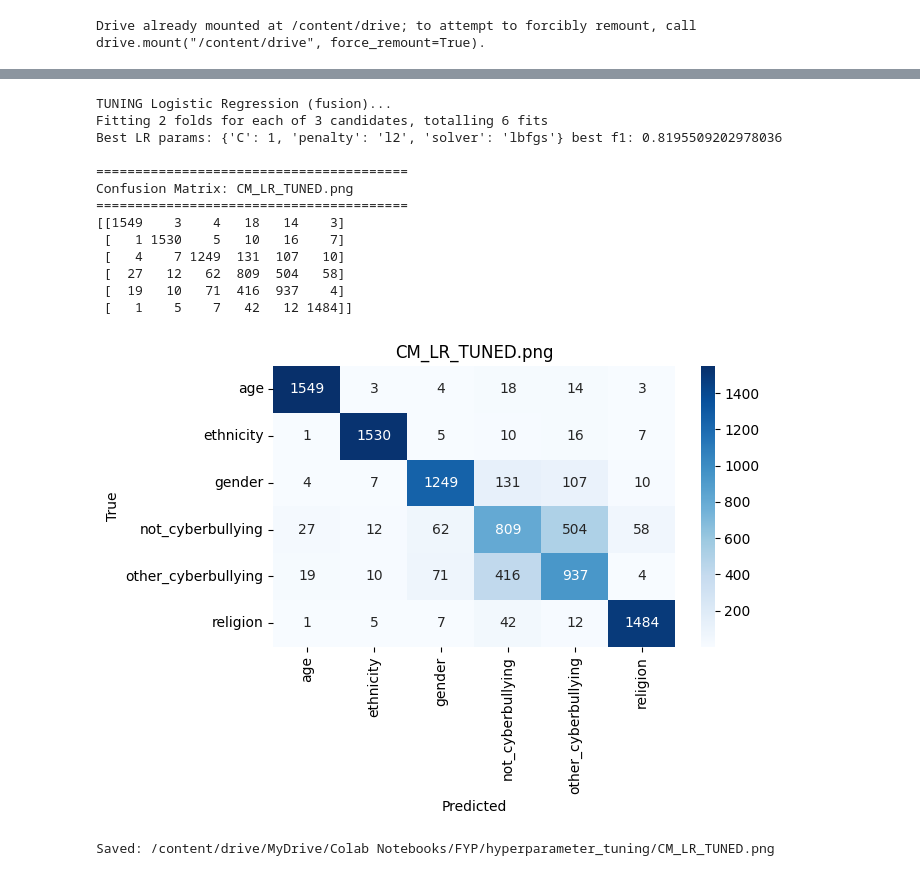
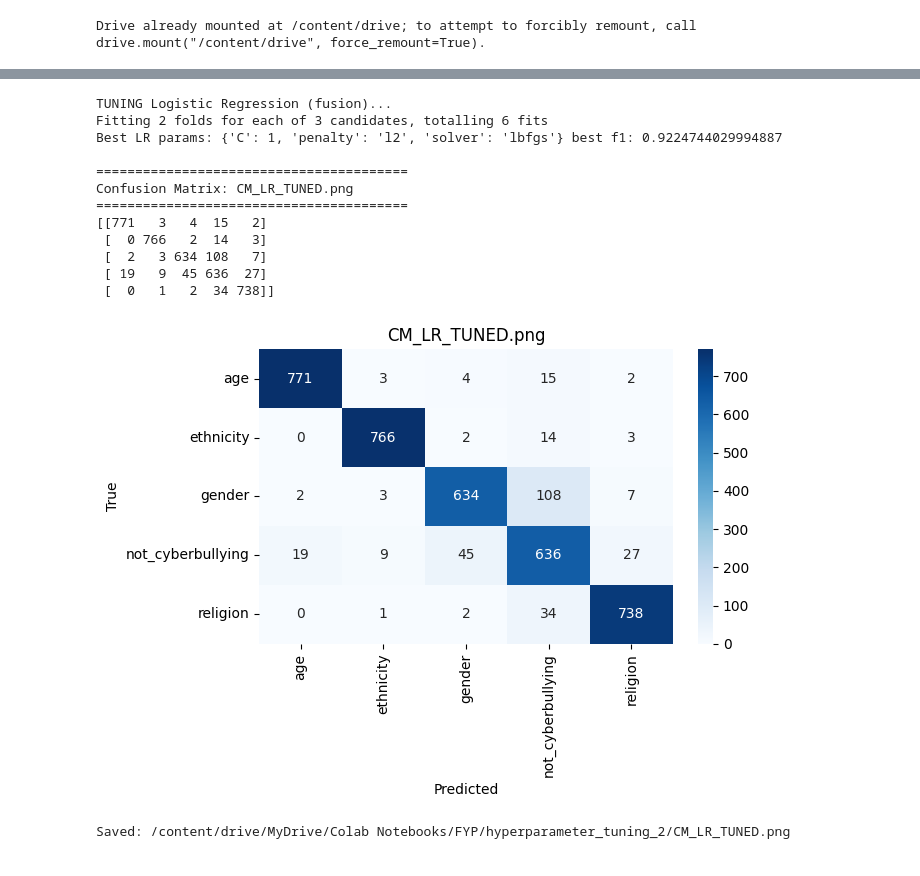
Before and after one commit to hongyuw0427/Final-Year-Project, a Jupyter notebook: FYP_tuning.ipynb, the cells around one changed output, grey strips where cells are left out. Cells and saved outputs as stored; diff of their text form; code cells hidden in the pictures.

Commit message:
tuning after dropping overlap rows (other_cyberbullying)

```diff
--- a/FYP_tuning.ipynb
+++ b/FYP_tuning.ipynb
@@ -36,24 +36,22 @@ from scipy.sparse import hstack, csr_matrix
 import matplotlib.pyplot as plt
 import seaborn as sns
 
+!pip install -q -U keras-tuner
 import tensorflow as tf
-from tensorflow import keras
+import keras_tuner as kt
+
 from tensorflow.keras import layers
+from tensorflow.keras import Sequential
 from tensorflow.keras.preprocessing.text import Tokenizer
 from tensorflow.keras.preprocessing.sequence import pad_sequences
 
 
-# Install keras-tuner if not present (run once)
-# In Colab you can run this cell first; keep it commented if already installed
-# !pip install -q -U keras-tuner
-
-import keras_tuner as kt
 
 # ----------------------------
 # Config
 # ----------------------------
-DATA_PATH = "/content/drive/MyDrive/Colab Notebooks/FYP/cyberbullying_tweets_cleaned.csv"
-OUTPUT_DIR = "/content/drive/MyDrive/Colab Notebooks/FYP/hyperparameter_tuning"
+DATA_PATH = "/content/drive/MyDrive/Colab Notebooks/FYP/cyberbullying_cleaned_dropOverlappedRows.csv"
+OUTPUT_DIR = "/content/drive/MyDrive/Colab Notebooks/FYP/hyperparameter_tuning_2"
 os.makedirs(OUTPUT_DIR, exist_ok=True)
 
 SEED = 42
@@ -74,7 +72,7 @@ print("Classes:", le.classes_)
 
 # fixed split for tuning (80/20)
 X_train_text, X_test_text, y_train, y_test = train_test_split(
-    texts, y, test_size=0.2, random_state=SEED, stratify=y
+    texts, y, test_size=0.1, random_state=SEED, stratify=y
 )
 
 # ----------------------------
@@ -213,41 +207,40 @@ param_grid_lr = {
     "penalty": ["l2"]
 }
 
-lr = LogisticRegression(max_iter=2000, multi_class='multinomial')
+lr = LogisticRegression(max_iter=2000)
 grid_lr = GridSearchCV(lr, param_grid_lr, scoring="f1_macro", cv=2, verbose=1, n_jobs=1)
 grid_lr.fit(X_train, y_train)   # accepts sparse matrices
 
 best_lr = grid_lr.best_estimator_
 print("Best LR params:", grid_lr.best_params_, "best f1:", grid_lr.best_score_)
 
 lr_pred = best_lr.predict(X_test)
 lr_proba = best_lr.predict_proba(X_test)
 
 show_and_save_confusion_matrix(y_test, lr_pred, le.classes_, "CM_LR_TUNED.png")
 
 lr_results = {
     "model": "LR_TUNED",
     "accuracy": accuracy_score(y_test, lr_pred),
     "precision": precision_score(y_test, lr_pred, average="macro"),
     "recall": recall_score(y_test, lr_pred, average="macro"),
     "f1": f1_score(y_test, lr_pred, average="macro"),
     "roc_auc": roc_auc_score(label_binarize(y_test, classes=range(num_classes)),
                              lr_proba, average="macro", multi_class="ovr")
 }
 # %% [output]
 TUNING Logistic Regression (fusion)...
 Fitting 2 folds for each of 3 candidates, totalling 6 fits
-Best LR params: {'C': 1, 'penalty': 'l2', 'solver': 'lbfgs'} best f1: 0.8195509202978036
+Best LR params: {'C': 1, 'penalty': 'l2', 'solver': 'lbfgs'} best f1: 0.9224744029994887
 
 ========================================
 Confusion Matrix: CM_LR_TUNED.png
 ========================================
-[[1549    3    4   18   14    3]
- [   1 1530    5   10   16    7]
- [   4    7 1249  131  107   10]
- [  27   12   62  809  504   58]
- [  19   10   71  416  937    4]
- [   1    5    7   42   12 1484]]
+[[771   3   4  15   2]
+ [  0 766   2  14   3]
+ [  2   3 634 108   7]
+ [ 19   9  45 636  27]
+ [  0   1   2  34 738]]
-[figure, old version]
+[figure, new version]
-Saved: /content/drive/MyDrive/Colab Notebooks/FYP/hyperparameter_tuning/CM_LR_TUNED.png
+Saved: /content/drive/MyDrive/Colab Notebooks/FYP/hyperparameter_tuning_2/CM_LR_TUNED.png
 # %%
```
Also changed, not shown: parts of 7 cells of this notebook.
